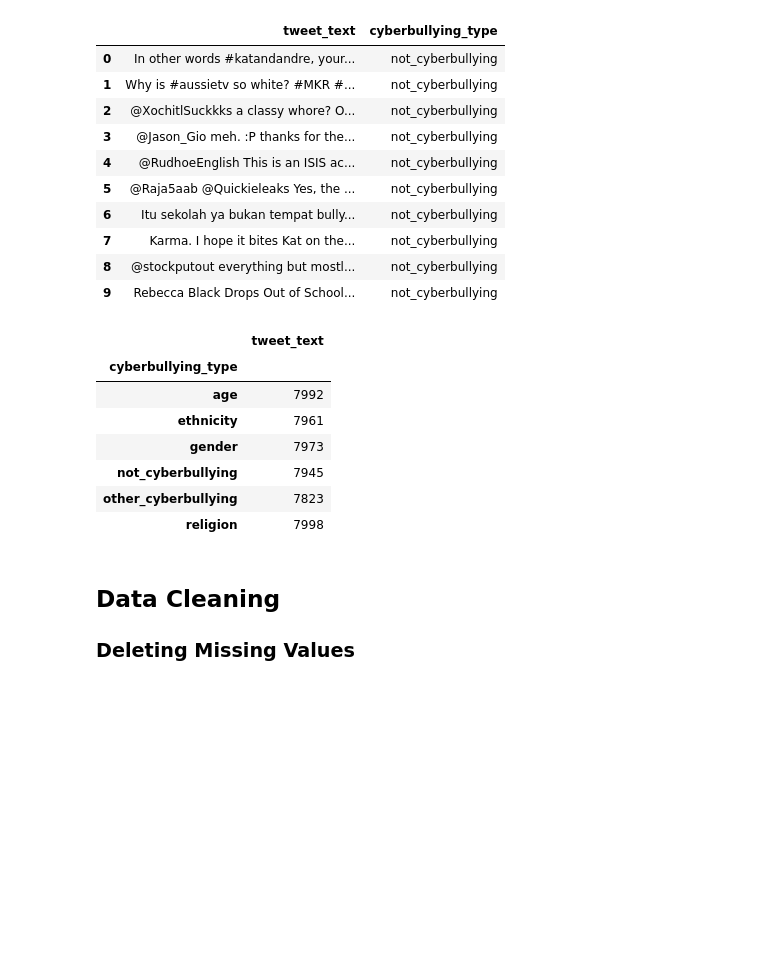
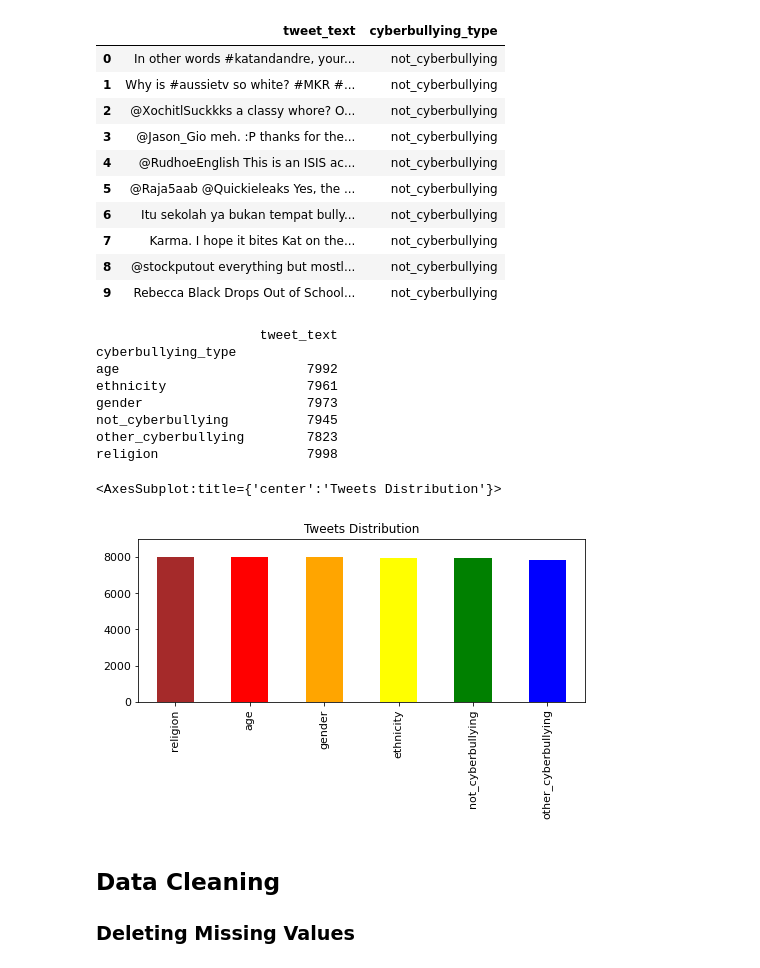
Before and after one commit to JonaOliv/Trees-Forests-Bayes, a Jupyter notebook: naive-bayes-gaussian-cyberbullying-classifier.ipynb, the cells around one changed output. Drawn from its saved outputs; the diff is of its cells as text; code cells hidden in the pictures; blank space fills up the shorter version.

Commit message:
Kaggle Notebook | naive-bayes-gaussian-cyberbullying-classifier | Version 2

```diff
--- a/naive-bayes-gaussian-cyberbullying-classifier.ipynb
+++ b/naive-bayes-gaussian-cyberbullying-classifier.ipynb
@@ -37,17 +37,26 @@ df_tweets[:10]
 | 7 | Karma. I hope it bites Kat on the... | not_cyberbullying |
 | 8 | @stockputout everything but mostl... | not_cyberbullying |
 | 9 | Rebecca Black Drops Out of School... | not_cyberbullying |
-# %%
-df_tweets.groupby(by="cyberbullying_type").count()
-# %% [output]
-|  | tweet_text |
-| cyberbullying_type |  |
-| age | 7992 |
-| ethnicity | 7961 |
-| gender | 7973 |
-| not_cyberbullying | 7945 |
-| other_cyberbullying | 7823 |
-| religion | 7998 |
+# %%
+import matplotlib.pyplot as plt
+
+print(df_tweets.groupby(by="cyberbullying_type").count())
+c = ['brown','red', 'orange','yellow', 'green', 'blue']
+df_tweets.cyberbullying_type.value_counts().plot(kind = 'bar',
+                                    title = 'Tweets Distribution',
+                                    ylim = [0, 9000],
+                                    fontsize = 11, figsize = (8,3),color=c)
+# %% [output]
+                     tweet_text
+cyberbullying_type
+age                        7992
+ethnicity                  7961
+gender                     7973
+not_cyberbullying          7945
+other_cyberbullying        7823
+religion                   7998
+<AxesSubplot:title={'center':'Tweets Distribution'}>
+[figure, added]
 # %% [markdown]
 ## Data Cleaning
 ### Deleting Missing Values
```
Also changed, not shown: parts of 7 cells of this notebook.
